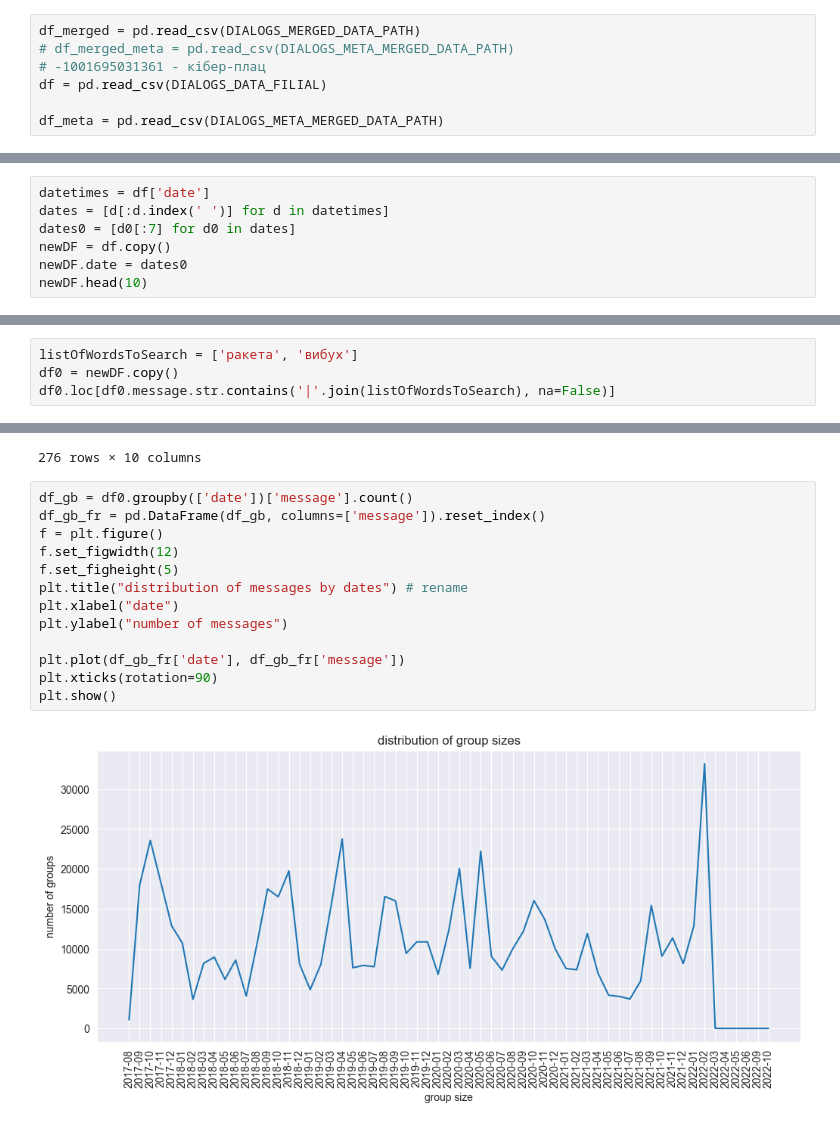
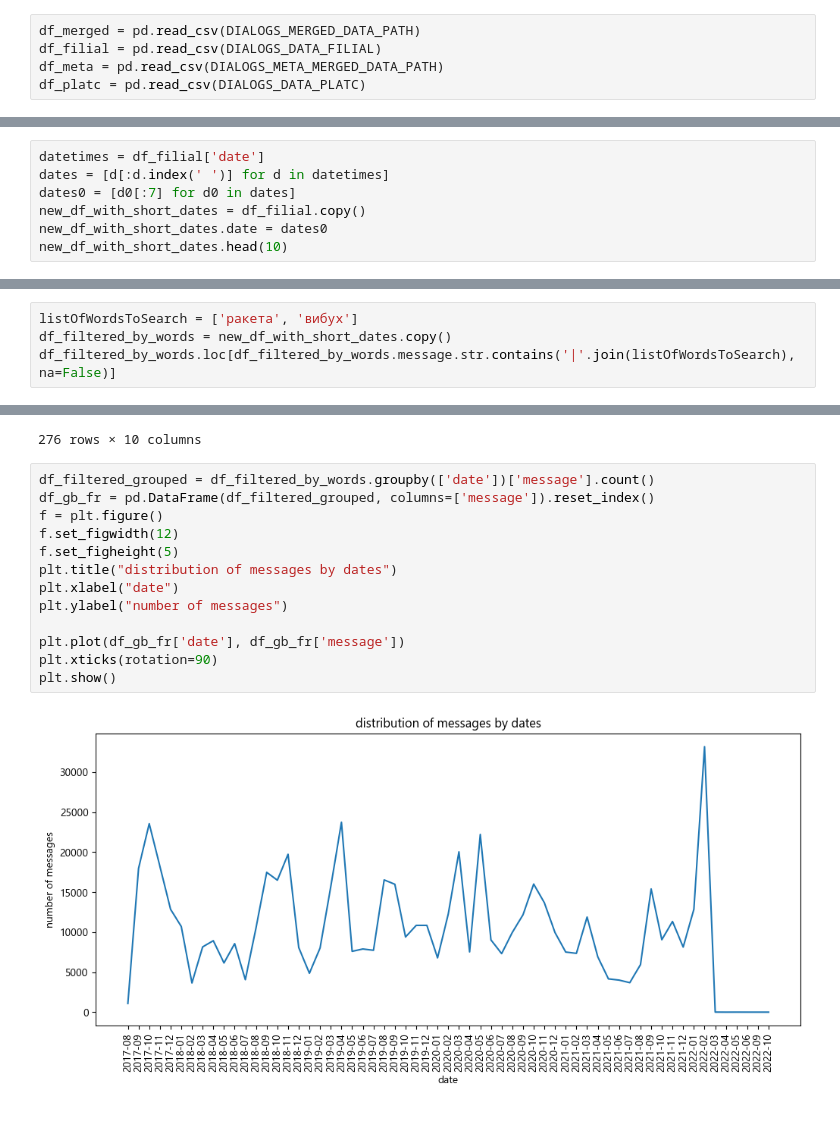
Before and after one commit to alyssa-lakhtiuk/css, a Jupyter notebook: 5_2.ipynb, the cells around one changed output, grey strips where cells are left out. Saved outputs shown, nothing was run; the diff lists cells and outputs as text.

```diff
--- a/5_2.ipynb
+++ b/5_2.ipynb
@@ -22,8 +18,6 @@ STOPWORDS_DICT =  "../tone-dict-ukrainian/dicts/ukrainian_stopwords.txt"
 TONE_DICT =  "../tone-dict-ukrainian/dicts/tone-dict-ua.csv"
 # %%
 df_merged = pd.read_csv(DIALOGS_MERGED_DATA_PATH)
-# df_merged_meta = pd.read_csv(DIALOGS_META_MERGED_DATA_PATH)
-# -1001695031361 - кібер-плац
-df = pd.read_csv(DIALOGS_DATA_FILIAL)
-
+df_filial = pd.read_csv(DIALOGS_DATA_FILIAL)
 df_meta = pd.read_csv(DIALOGS_META_MERGED_DATA_PATH)
+df_platc = pd.read_csv(DIALOGS_DATA_PLATC)
@@ -66,10 +42,10 @@ df.shape
 # %%
-datetimes = df['date']
+datetimes = df_filial['date']
 dates = [d[:d.index(' ')] for d in datetimes]
 dates0 = [d0[:7] for d0 in dates]
-newDF = df.copy()
-newDF.date = dates0
-newDF.head(10)
+new_df_with_short_dates = df_filial.copy()
+new_df_with_short_dates.date = dates0
+new_df_with_short_dates.head(10)
 # %% [output]
 |  | Unnamed: 0 | id | date | from_id | to_id | fwd_from | message | type | duration | reactions |
 | 0 | 0 | 699122 | 2022-10 | PeerUser(user_id=962137152) | PeerChannel(channel_id=1124109395) | NaN | NaN | text | NaN | {} |
@@ -84,8 +60,8 @@ newDF.head(10)
 | 9 | 9 | 699113 | 2022-09 | PeerUser(user_id=962137152) | PeerChannel(channel_id=1124109395) | NaN | Поточний етап у САЗ: Семестрова к... | text | NaN | {399505299: '😁', 400996107: '👎', ... |
 # %%
 listOfWordsToSearch = ['ракета', 'вибух']
-df0 = newDF.copy()
-df0.loc[df0.message.str.contains('|'.join(listOfWordsToSearch), na=False)]
+df_filtered_by_words = new_df_with_short_dates.copy()
+df_filtered_by_words.loc[df_filtered_by_words.message.str.contains('|'.join(listOfWordsToSearch), na=False)]
 # %% [output]
 |  | Unnamed: 0 | id | date | from_id | to_id | fwd_from | message | type | duration | reactions |
 | 134 | 134 | 698987 | 2022-02 | PeerUser(user_id=439667440) | PeerChannel(channel_id=1124109395) | NaN | «Какльі дамбят бамбас, прєкрьіваю... | text | NaN | {279884582: '👍', 290689545: '👍', ... |
@@ -101,18 +77,18 @@ df0.loc[df0.message.str.contains('|'.join(listOfWordsToSearch), na=False)]
 | 638196 | 638196 | 19524 | 2017-09 | PeerUser(user_id=257577742) | PeerChannel(channel_id=1124109395) | NaN | шоб єврорбляхи не вибухнули на ходу | text | NaN | NaN |
 276 rows × 10 columns
 # %%
-df_gb = df0.groupby(['date'])['message'].count()
-df_gb_fr = pd.DataFrame(df_gb, columns=['message']).reset_index()
+df_filtered_grouped = df_filtered_by_words.groupby(['date'])['message'].count()
+df_gb_fr = pd.DataFrame(df_filtered_grouped, columns=['message']).reset_index()
 f = plt.figure()
 f.set_figwidth(12)
 f.set_figheight(5)
-plt.title("distribution of messages by dates") # rename
+plt.title("distribution of messages by dates")
 plt.xlabel("date")
 plt.ylabel("number of messages")
 
 plt.plot(df_gb_fr['date'], df_gb_fr['message'])
 plt.xticks(rotation=90)
 plt.show()
 # %% [output]
-[figure, old version]
+[figure, new version]
 # %%
```
Also changed, not shown: parts of 14 cells of this notebook.
